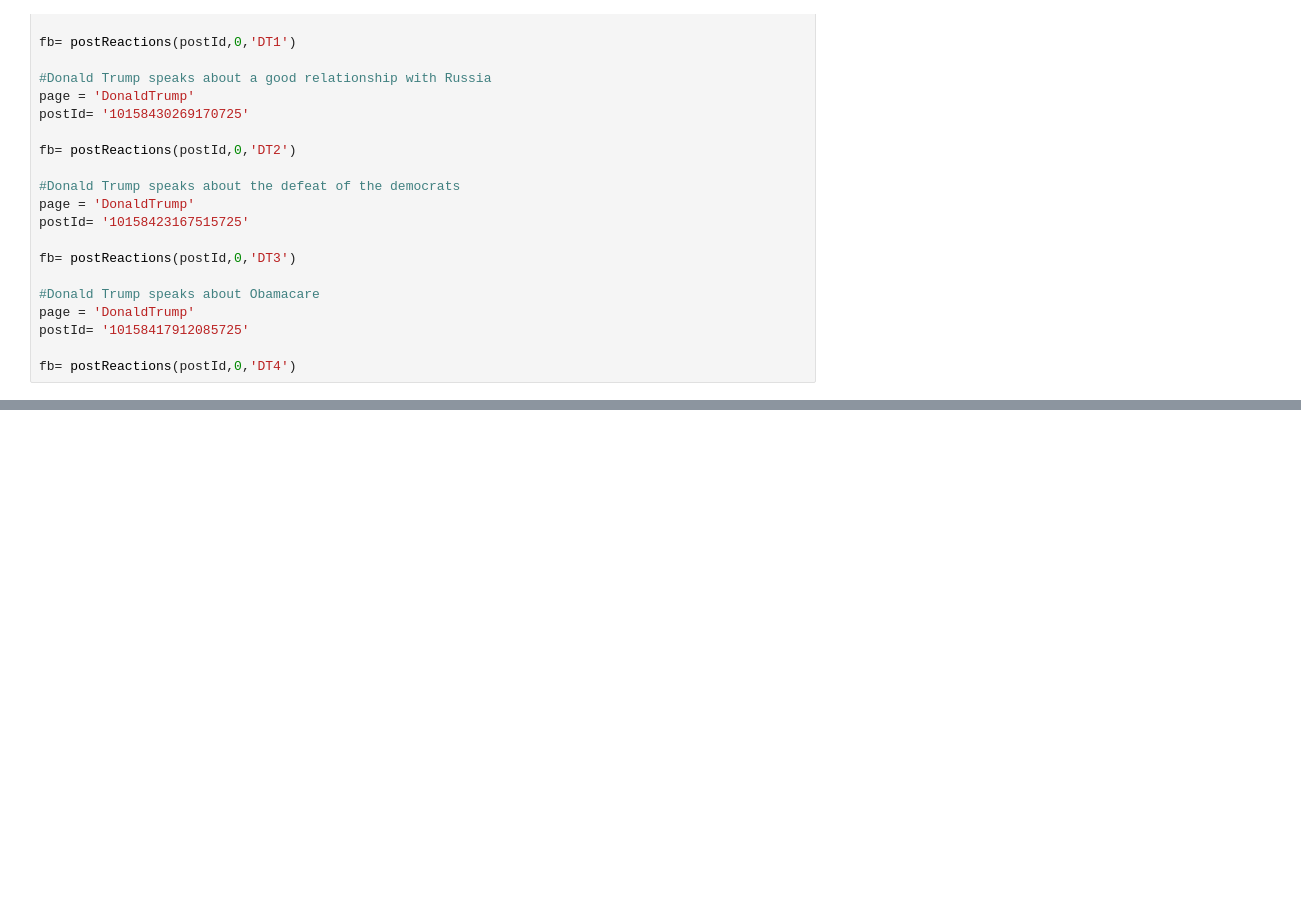
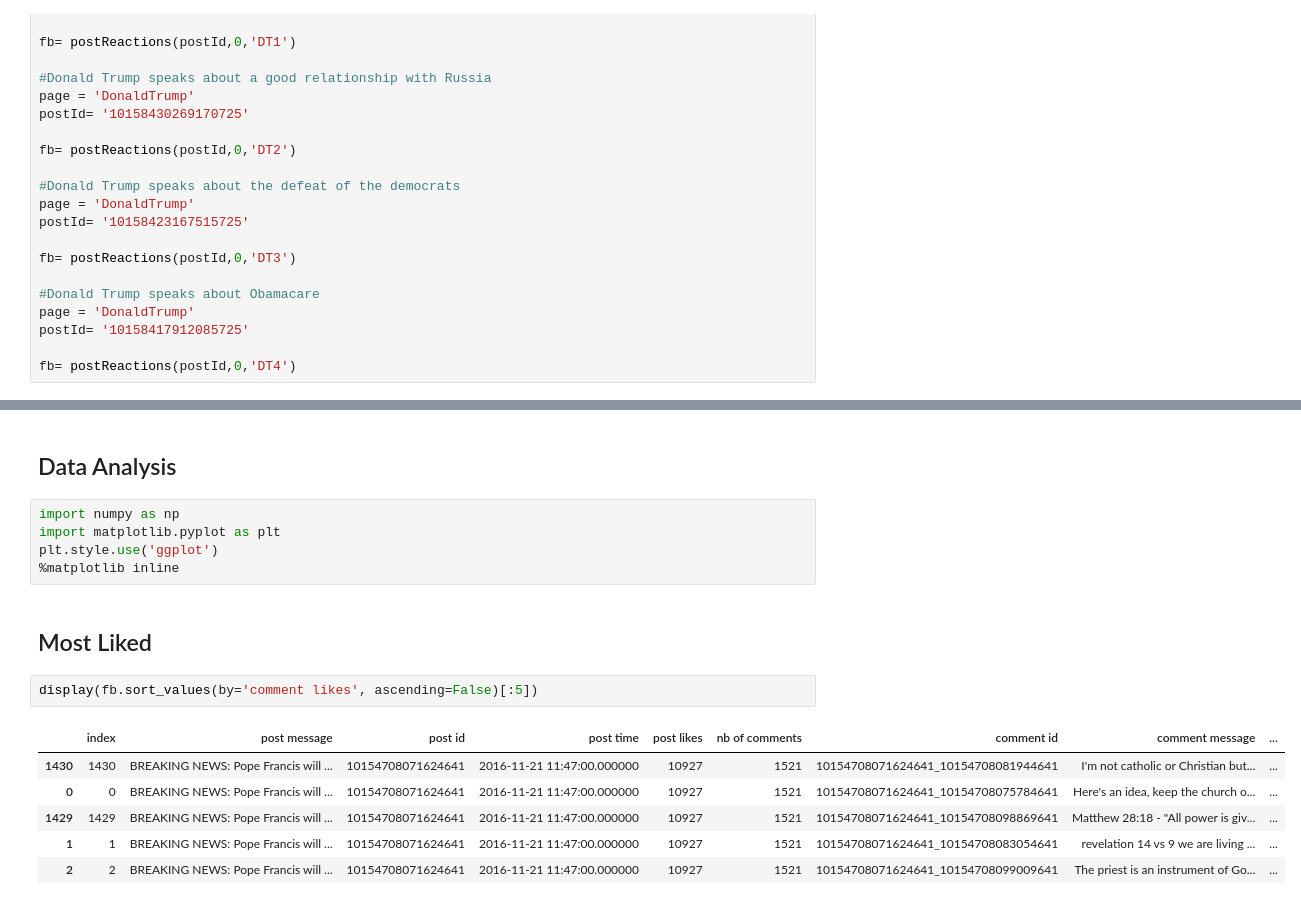
Before and after one commit to meryemwehbe/NTDS_Project, a Jupyter notebook: myProject.ipynb, the cells around one changed output, grey strips where cells are left out. Cells and saved outputs as stored; diff of their text form; blank space fills up the shorter version.

```diff
--- a/myProject.ipynb
+++ b/myProject.ipynb
@@ -1148,0 +1016,18 @@ plt.show()
+# %% [markdown]
+## Data Analysis
+# %%
+import numpy as np
+import matplotlib.pyplot as plt
+plt.style.use('ggplot')
+%matplotlib inline
+# %% [markdown]
+## Most Liked
+# %%
+display(fb.sort_values(by='comment likes', ascending=False)[:5])
+# %% [output]
+|  | index | post message | post id | post time | post likes | nb of comments | comment id | comment message | ... |
+| 1430 | 1430 | BREAKING NEWS: Pope Francis will ... | 10154708071624641 | 2016-11-21 11:47:00.000000 | 10927 | 1521 | 10154708071624641_10154708081944641 | I'm not catholic or Christian but... | ... |
+| 0 | 0 | BREAKING NEWS: Pope Francis will ... | 10154708071624641 | 2016-11-21 11:47:00.000000 | 10927 | 1521 | 10154708071624641_10154708075784641 | Here's an idea, keep the church o... | ... |
+| 1429 | 1429 | BREAKING NEWS: Pope Francis will ... | 10154708071624641 | 2016-11-21 11:47:00.000000 | 10927 | 1521 | 10154708071624641_10154708098869641 | Matthew 28:18 - "All power is giv... | ... |
+| 1 | 1 | BREAKING NEWS: Pope Francis will ... | 10154708071624641 | 2016-11-21 11:47:00.000000 | 10927 | 1521 | 10154708071624641_10154708083054641 | revelation 14 vs 9 we are living ... | ... |
+| 2 | 2 | BREAKING NEWS: Pope Francis will ... | 10154708071624641 | 2016-11-21 11:47:00.000000 | 10927 | 1521 | 10154708071624641_10154708099009641 | The priest is an instrument of Go... | ... |
```
Also changed, not shown: parts of 20 cells of this notebook.
